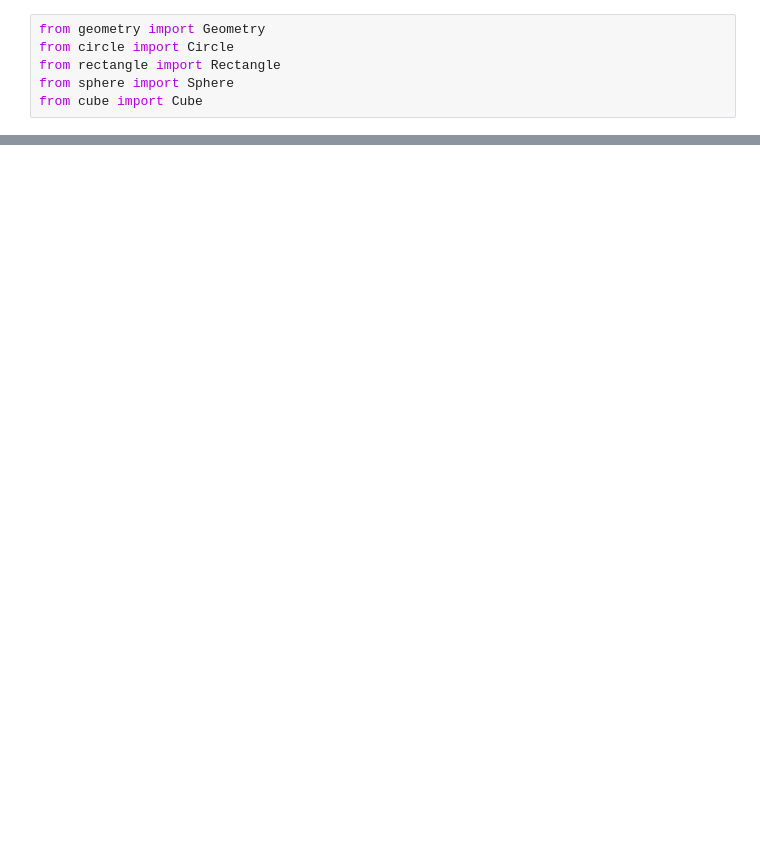
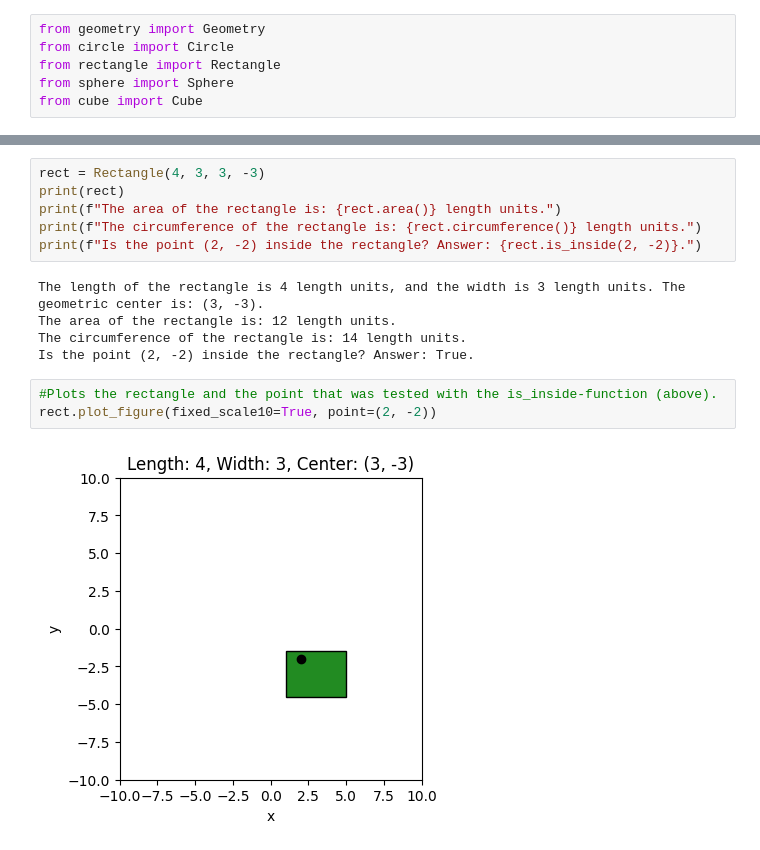
Before and after one commit to Anna-MariaSjolund/Python-Programming-Anna-MariaSjolund, a Jupyter notebook: Labs/Lab3/geometry_examples.ipynb, the cells around one changed output, grey strips where cells are left out. Cells and saved outputs as stored; diff of their text form; blank space fills up the shorter version.

```diff
--- a/Labs/Lab3/geometry_examples.ipynb
+++ b/Labs/Lab3/geometry_examples.ipynb
@@ -77,0 +48,16 @@ cub.plot_figure(fixed_scale10=True, point=(3,3,3))
+# %%
+rect = Rectangle(4, 3, 3, -3)
+print(rect)
+print(f"The area of the rectangle is: {rect.area()} length units.")
+print(f"The circumference of the rectangle is: {rect.circumference()} length units.")
+print(f"Is the point (2, -2) inside the rectangle? Answer: {rect.is_inside(2, -2)}.")
+# %% [output]
+The length of the rectangle is 4 length units, and the width is 3 length units. The geometric center is: (3, -3).
+The area of the rectangle is: 12 length units.
+The circumference of the rectangle is: 14 length units.
+Is the point (2, -2) inside the rectangle? Answer: True.
+# %%
+#Plots the rectangle and the point that was tested with the is_inside-function (above).
+rect.plot_figure(fixed_scale10=True, point=(2, -2))
+# %% [output]
+[figure, added]
```
Also changed, not shown: parts of 30 cells of this notebook.
